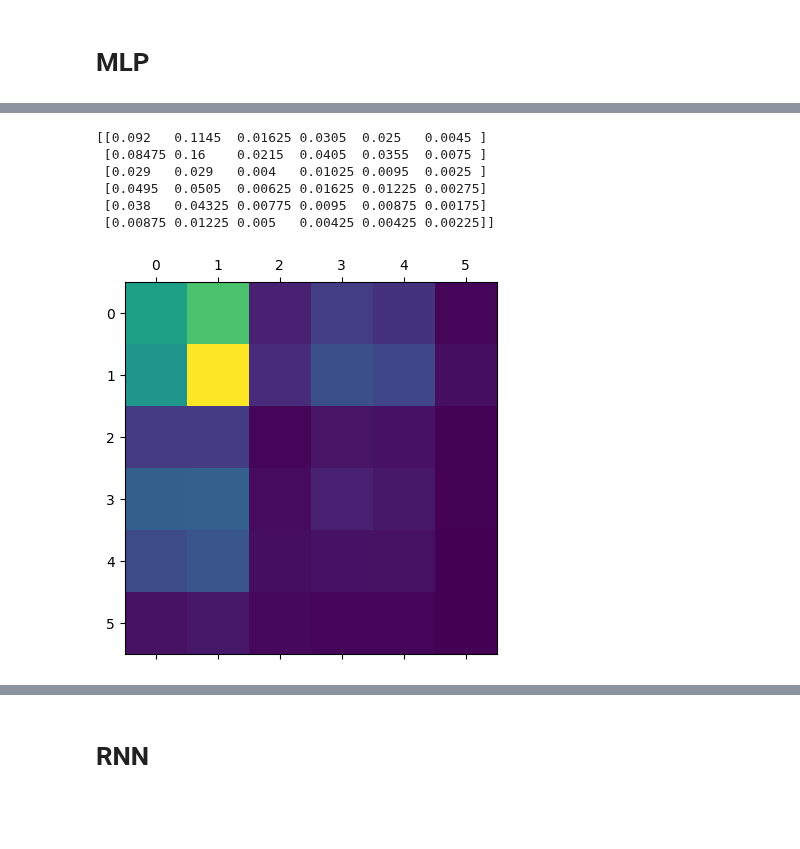
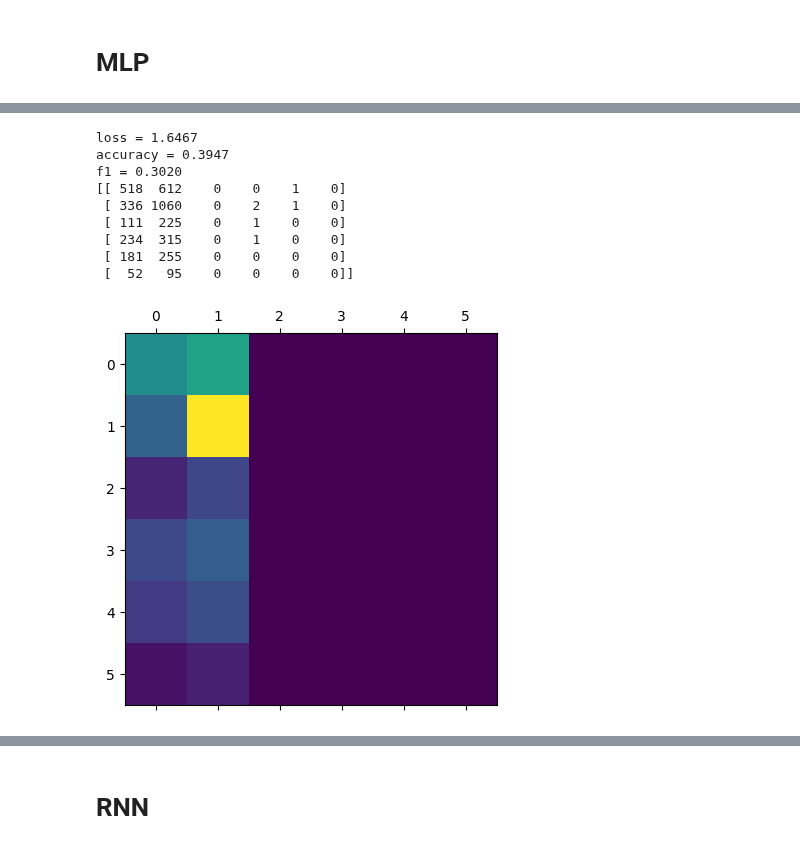
Before and after one commit to TheRealAnonymous008/MachineLearning, a Jupyter notebook: emotion_detection.ipynb, the cells around one changed output, grey strips where cells are left out. Drawn from its saved outputs; the diff is of its cells as text; code cells hidden in the pictures; blank space fills up the shorter version.

```diff
--- a/emotion_detection.ipynb
+++ b/emotion_detection.ipynb
@@ -215,2 +190,5 @@ pt_val_test_loader = DataLoader(
 # %% [markdown]
 # MLP
+# %%
+mlp = MLPClassifier([], 'relu', solver="adam")
+mlp.fit(X_train_unreduced, Y_train)
@@ -226,3 +217,0 @@ NameError: name 'NeuralNetwork' is not defined
-# %%
-mlp = MLPClassifier([], 'relu', solver="adam")
-mlp.fit(X_train_reduced, Y_train)
@@ -235,0 +218,30 @@ Mean Accuracy: [0.61555556 0.605      0.59277778 0.60611111 0.41222222]
+# %%
+# For pytorch specifically we should load data to the provided dataloader and dataset classes.
+# This handles the batching for us.
+
+pt_train_set = TensorDataset(torch.Tensor(X_train_unreduced), torch.Tensor(Y_train.to_numpy()).long())
+pt_val_set = TensorDataset(torch.Tensor(X_val_unreduced), torch.Tensor(Y_val.to_numpy()).long())
+pt_test_set = TensorDataset(torch.Tensor(X_test_unreduced), torch.Tensor(Y_test.to_numpy()).long())
+pt_val_test_set = TensorDataset(torch.Tensor(X_val_test_unreduced), torch.Tensor(Y_val_test.to_numpy()).long())
+
+pt_train_loader = DataLoader(
+                    dataset=pt_train_set,
+                    batch_size=BATCH_SIZE,
+                    shuffle=True,
+                )
+pt_val_loader = DataLoader(
+                    dataset=pt_val_set,
+                    batch_size=BATCH_SIZE,
+                    shuffle=True,
+                )
+pt_test_loader = DataLoader(
+                    dataset=pt_test_set,
+                    batch_size=1,
+                    shuffle=True,
+                )
+
+pt_val_test_loader = DataLoader(
+                    dataset=pt_val_test_set,
+                    batch_size=1,
+                    shuffle=True,
+                )
@@ -235,0 +250,5 @@ Mean Accuracy: [0.61555556 0.605      0.59277778 0.60611111 0.41222222]
+# %%
+# Initialize neural network
+mlp = NeuralNetwork(X_train_reduced.shape[1], [], NUM_CLASSES)
+
+training_loop(mlp, pt_train_loader, pt_val_loader, 200, LEARNING_RATE)
@@ -236,13 +273,16 @@ Mean Accuracy: [0.61555556 0.605      0.59277778 0.60611111 0.41222222]
 # %%
-cmat = evaluate(mlp, X_val_test_reduced, Y_val_test)
+_, _, _, cmat = evaluate(model=mlp, val_dl=pt_val_test_loader)
 print(cmat)
 plt.matshow(cmat)
 plt.show()
 # %% [output]
-[[0.092   0.1145  0.01625 0.0305  0.025   0.0045 ]
- [0.08475 0.16    0.0215  0.0405  0.0355  0.0075 ]
- [0.029   0.029   0.004   0.01025 0.0095  0.0025 ]
- [0.0495  0.0505  0.00625 0.01625 0.01225 0.00275]
- [0.038   0.04325 0.00775 0.0095  0.00875 0.00175]
- [0.00875 0.01225 0.005   0.00425 0.00425 0.00225]]
+loss = 1.6467
+accuracy = 0.3947
+f1 = 0.3020
+[[ 518  612    0    0    1    0]
+ [ 336 1060    0    2    1    0]
+ [ 111  225    0    1    0    0]
+ [ 234  315    0    1    0    0]
+ [ 181  255    0    0    0    0]
+ [  52   95    0    0    0    0]]
-[figure, old version]
+[figure, new version]
```
Also changed, not shown: parts of 17 cells of this notebook.
